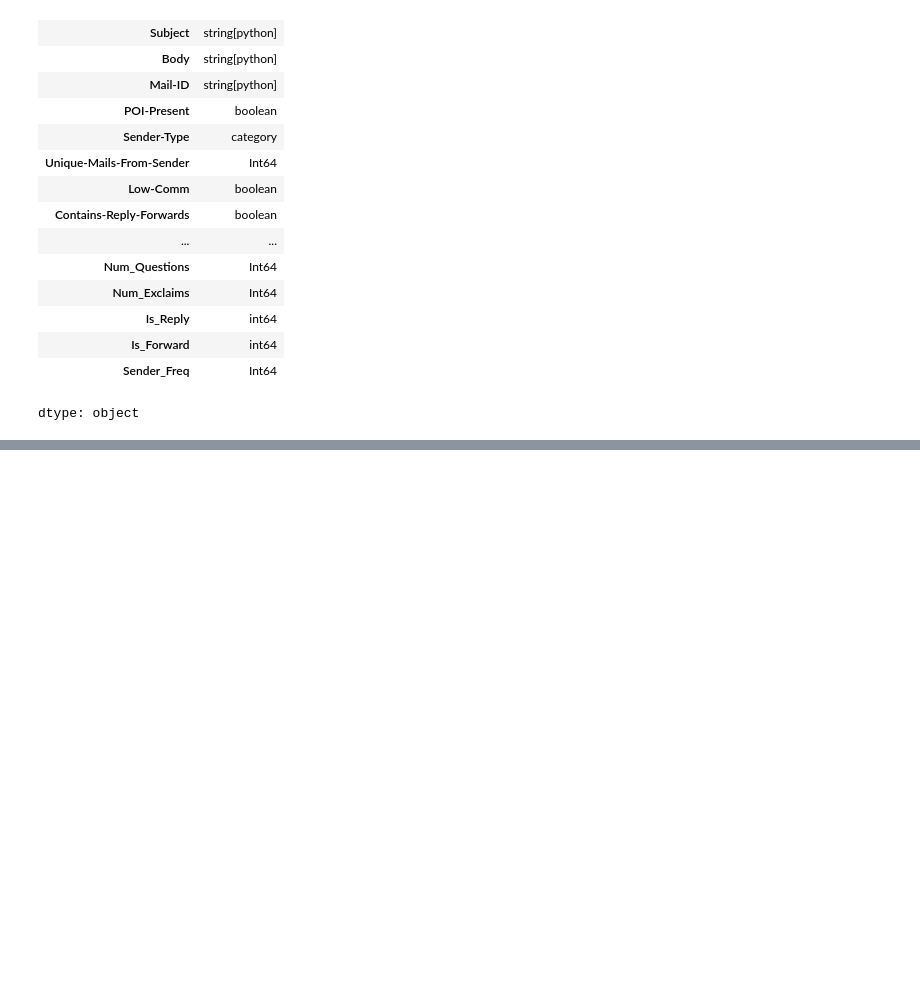
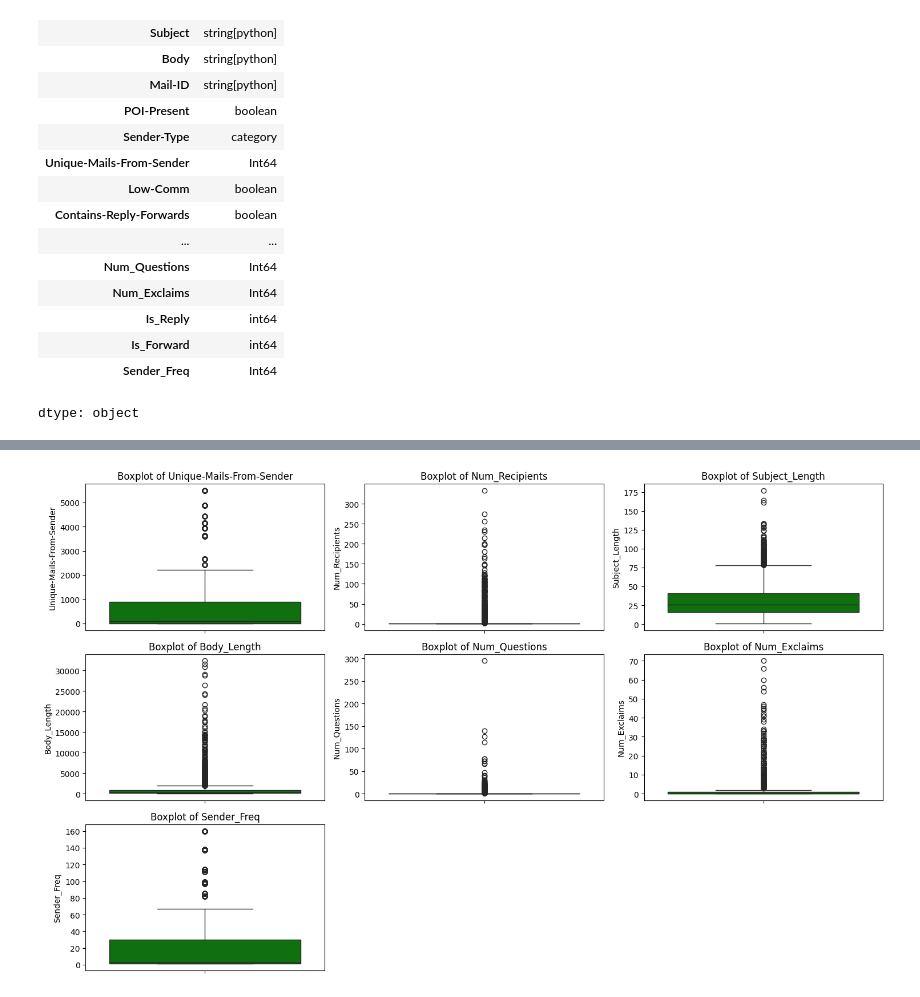
Before and after one commit to ArunK-ML/FULL---Fraud-Email---DataSet, a Jupyter notebook: Fraud_Email.ipynb, the cells around one changed output, grey strips where cells are left out. Drawn from its saved outputs; the diff is of its cells as text; code cells hidden in the pictures; blank space fills up the shorter version.

```diff
--- a/Fraud_Email.ipynb
+++ b/Fraud_Email.ipynb
@@ -609,0 +621,11 @@ dtype: object
+# %%
+# list of columns you want to copy
+cols_to_copy = [
+    'POI-Present','Sender-Type', 'Unique-Mails-From-Sender', 'Low-Comm',
+       'Contains-Reply-Forwards', 'Hour', 'Is_Weekend',
+       'Num_Recipients', 'Internal_Flag', 'Subject_Length', 'Body_Length',
+       'Num_Questions', 'Num_Exclaims', 'Is_Reply', 'Is_Forward','Sender_Freq','Label'
+]
+
+# make a copy into new DataFrame
+df_Final = df_selected[cols_to_copy].copy()
@@ -609,0 +862,14 @@ dtype: object
+# %%
+# Outliers
+
+plt.figure(figsize=(15, 18)) # size figure
+# loop over each columns
+numerical_cols = df_Final.select_dtypes(include=np.number).columns
+for i, col in enumerate(numerical_cols):
+    plt.subplot(6, 3, i+1)
+    sns.boxplot(df_Final[col], color='green')
+    plt.title(f'Boxplot of {col}')
+plt.tight_layout()
+plt.show()
+# %% [output]
+[figure, added]
```
Also changed, not shown: parts of 37 cells of this notebook.
